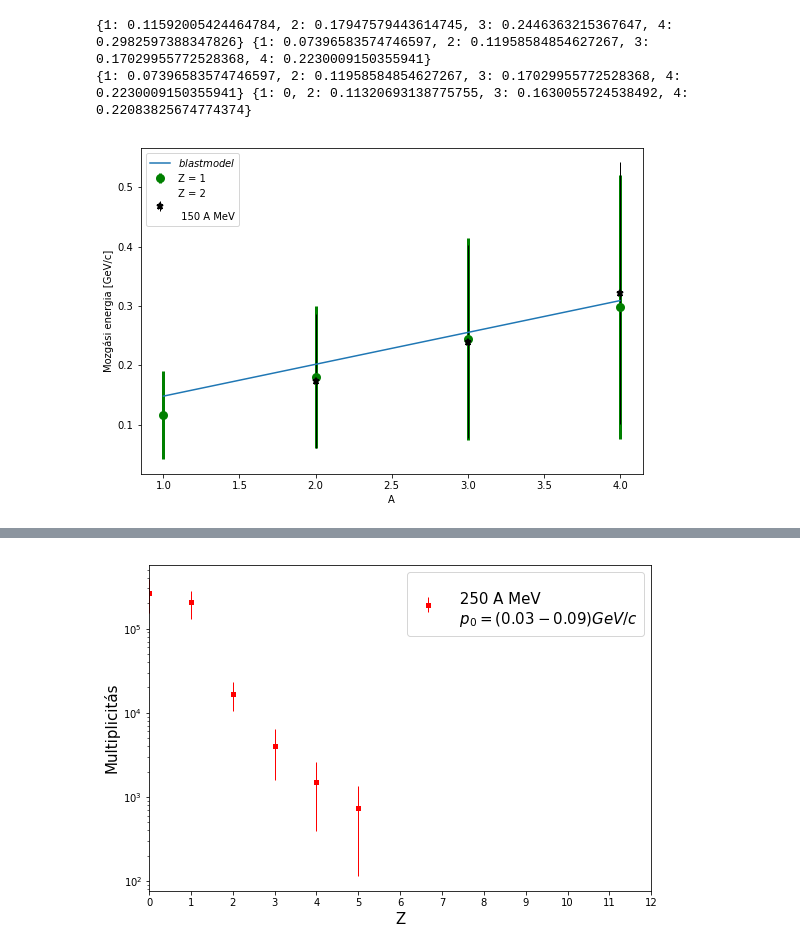
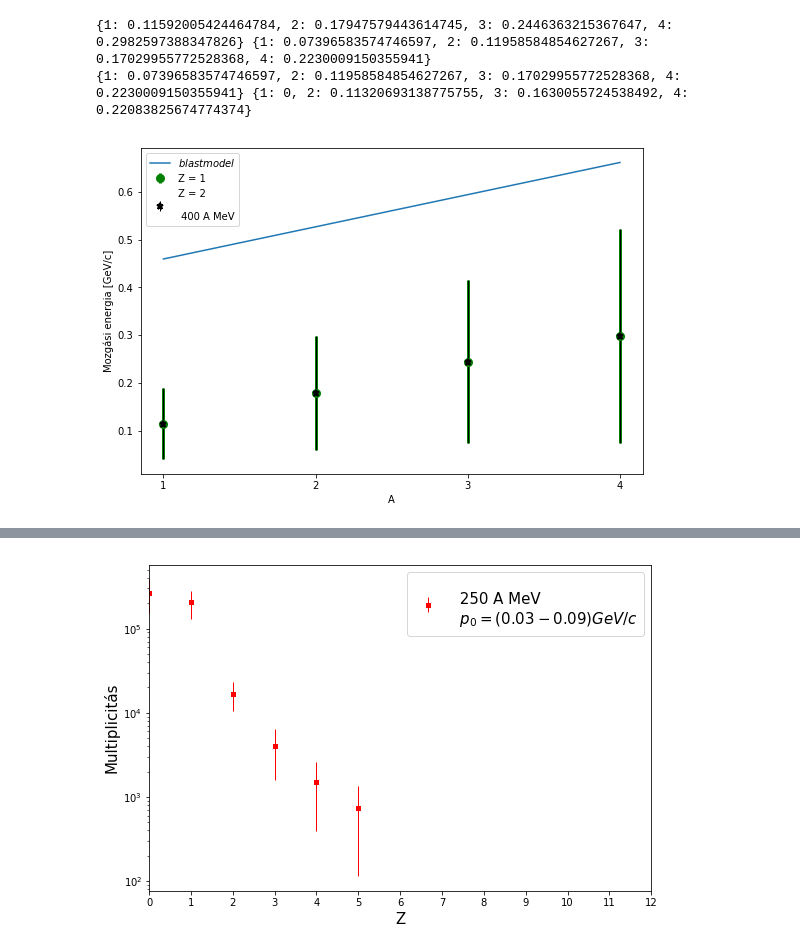
Before and after one commit to qbeer/szakdoli, a Jupyter notebook: BFS/visualize.ipynb, the cells around one changed output, grey strips where cells are left out. Saved outputs shown, nothing was run; the diff lists cells and outputs as text; code cells hidden in the pictures.

```diff
--- a/BFS/visualize.ipynb
+++ b/BFS/visualize.ipynb
@@ -288,7 +288,7 @@ print(popt, perr)
 [figure]
 # %%
 
-chargeAndAngleAndEnergy = np.asarray(df3[['Z', 'polar angle','       E','A']])
+chargeAndAngleAndEnergy = np.asarray(df2[['Z', 'polar angle','       E','A']])
 
 chargeAndAngleAndEnergy = np.asarray(
     list(filter(lambda x: x[1] < 180. and x[1] > 0., chargeAndAngleAndEnergy)))
@@ -342,5 +342,5 @@ print(popt, perr)
 # %%
-chargeAndAngleAndEnergy = np.asarray(df3[['Z', 'polar angle','       E','A']])
+chargeAndAngleAndEnergy = np.asarray(df2[['Z', 'polar angle','       E','A']])
 
 chargeAndAngleAndEnergy = np.asarray(
     list(filter(lambda x: x[1] < 90. and x[1] > 60. and (x[0] == 1 or x[0] == 2) and x[3] < 5, chargeAndAngleAndEnergy)))
@@ -390,23 +390,25 @@ print(ZoneDevEnergy, ZtwoDevEnergy)
 # %%
 plt.figure(figsize(9,6))
 
 plt.errorbar(list(ZoneMeanEnergy.keys()),
             list(ZoneMeanEnergy.values()),
             list(ZoneDevEnergy.values()),
             marker='o', mfc='green',
          mec='green', ms=7, mew=2, lw=3, linestyle='None', ecolor='green', label = 'Z = 1')
-plt.errorbar(list(ZtwoMeanEnergy.keys()),
-            list(ZtwoMeanEnergy.values()),
-            list(ZtwoDevEnergy.values()),
+plt.errorbar(list(ZoneMeanEnergy.keys()),
+            list(ZoneMeanEnergy.values()),
+            list(ZoneDevEnergy.values()),
             marker='*', mfc='black',
          mec='black', ms=7, mew=2, lw=1, linestyle='None', ecolor='black', label = 'Z = 2')
+
+plt.xticks(np.arange(0,5, step=1))
 
 plt.plot(np.linspace(1,4, 100), egyenes(np.linspace(1,4,100), *popt))
 xlabel('A')
 ylabel('Mozgási energia [GeV/c]')
-plt.legend(('$blast model$','Z = 1', 'Z = 2 \n\n 150 A MeV'),
+plt.legend(('$blast model$','Z = 1', 'Z = 2 \n\n 400 A MeV'),
            loc='upper left')
-savefig('./konnyu_magok_150AMeV.png')
+savefig('./konnyu_magok_400AMeV.png')
 # %% [output]
-[figure, old version]
+[figure, new version]
 # %%
```
Also changed, not shown: parts of 4 cells of this notebook, 17 other files.
